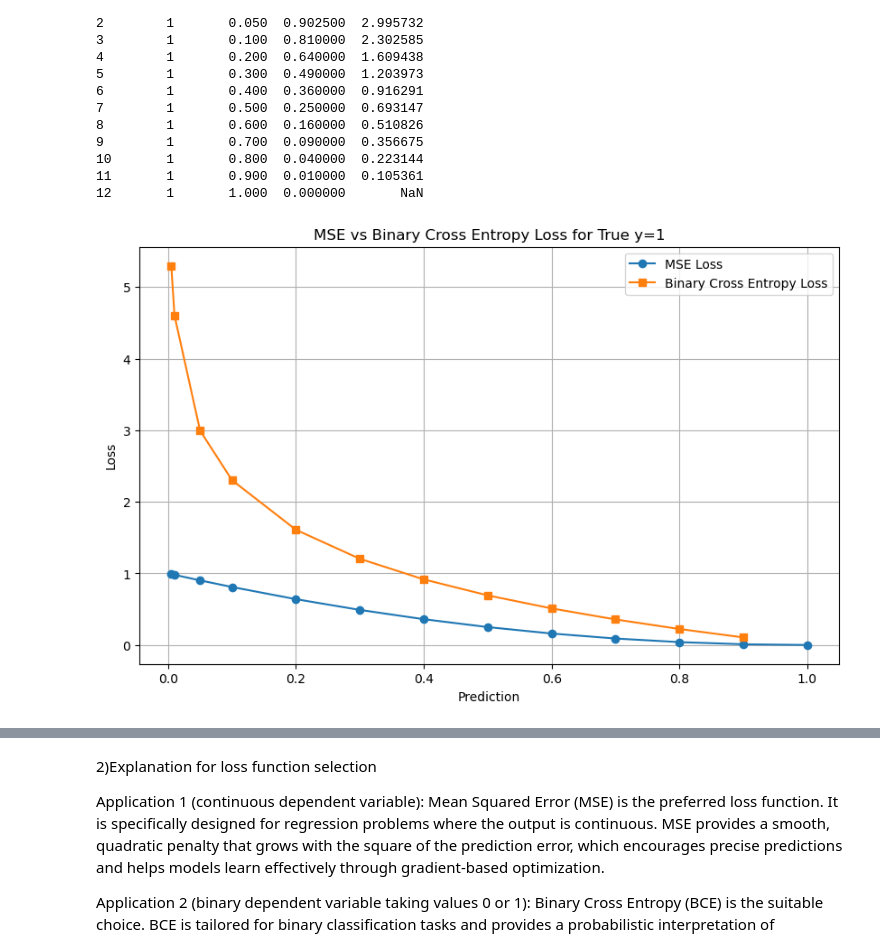
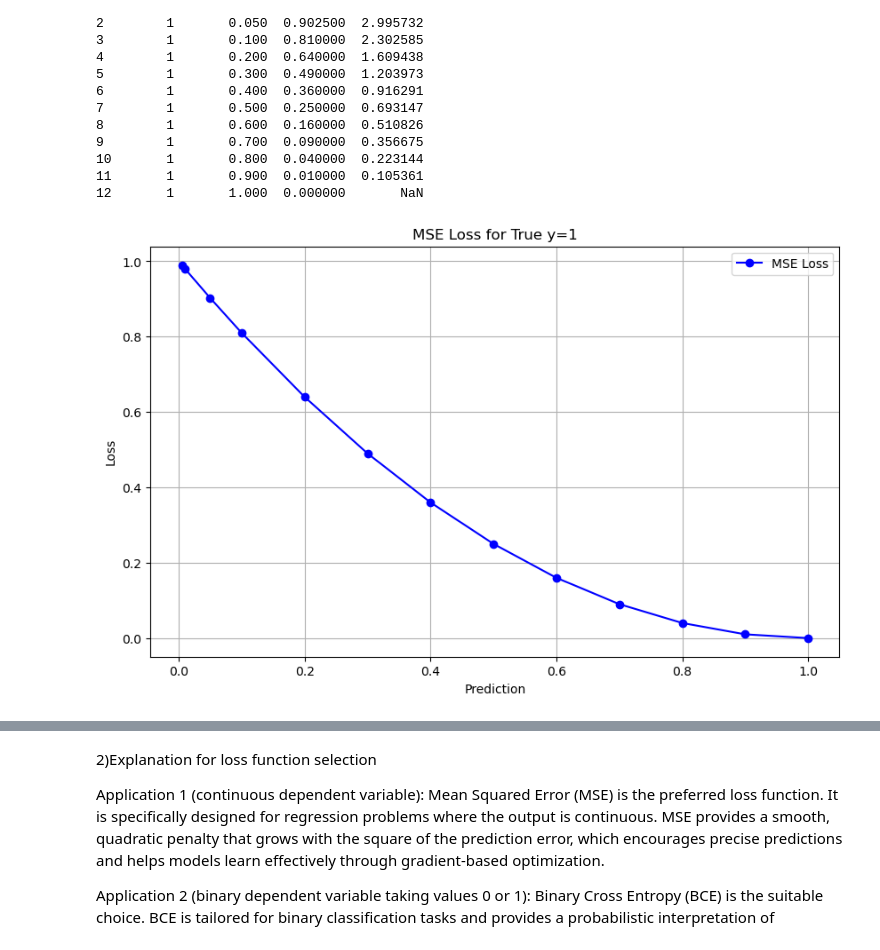
Before and after one commit to Demitha-Manawadu/Pattern-_Recognition-1, a Jupyter notebook: Untitled-1.ipynb, the cells around one changed output, grey strips where cells are left out. Saved outputs shown, nothing was run; the diff lists cells and outputs as text; code cells hidden in the pictures.

```diff
--- a/Untitled-1.ipynb
+++ b/Untitled-1.ipynb
@@ -185,15 +185,13 @@ print(table)
 11       1       0.900  0.010000  0.105361
 12       1       1.000  0.000000       NaN
 # %%
-# Plot the loss functions
 plt.figure(figsize=(10,6))
-plt.plot(predictions, mse_losses, label='MSE Loss', marker='o')
-plt.plot(predictions, bce_losses, label='Binary Cross Entropy Loss', marker='s')
+plt.plot(predictions, mse_losses, label='MSE Loss', marker='o', color='blue')
 plt.xlabel('Prediction')
 plt.ylabel('Loss')
-plt.title('MSE vs Binary Cross Entropy Loss for True y=1')
+plt.title('MSE Loss for True y=1')
 plt.legend()
 plt.grid(True)
 plt.show()
 # %% [output]
-[figure, old version]
+[figure, new version]
```
Also changed, not shown: parts of 1 cell of this notebook.
